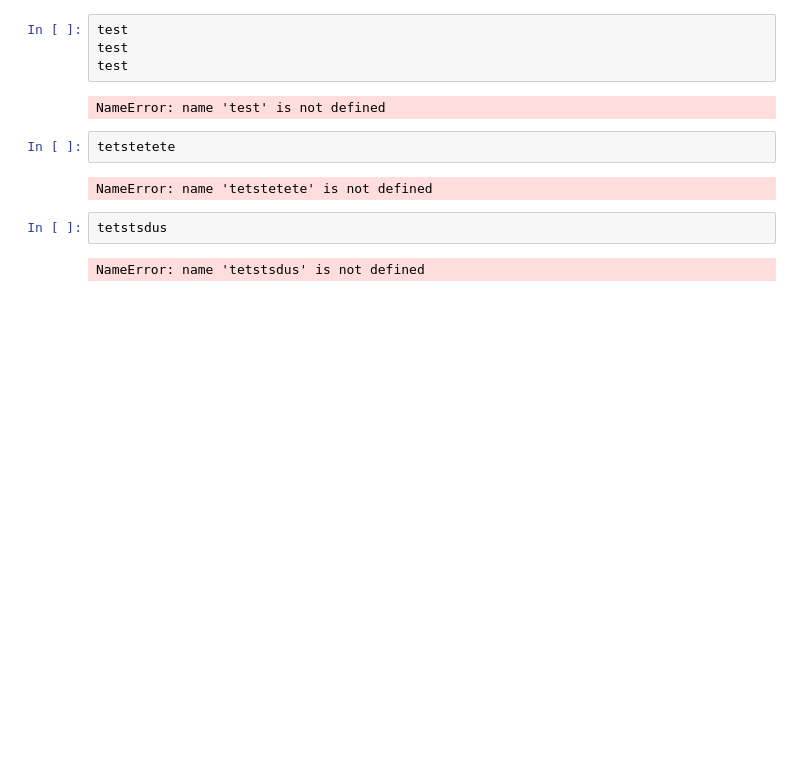
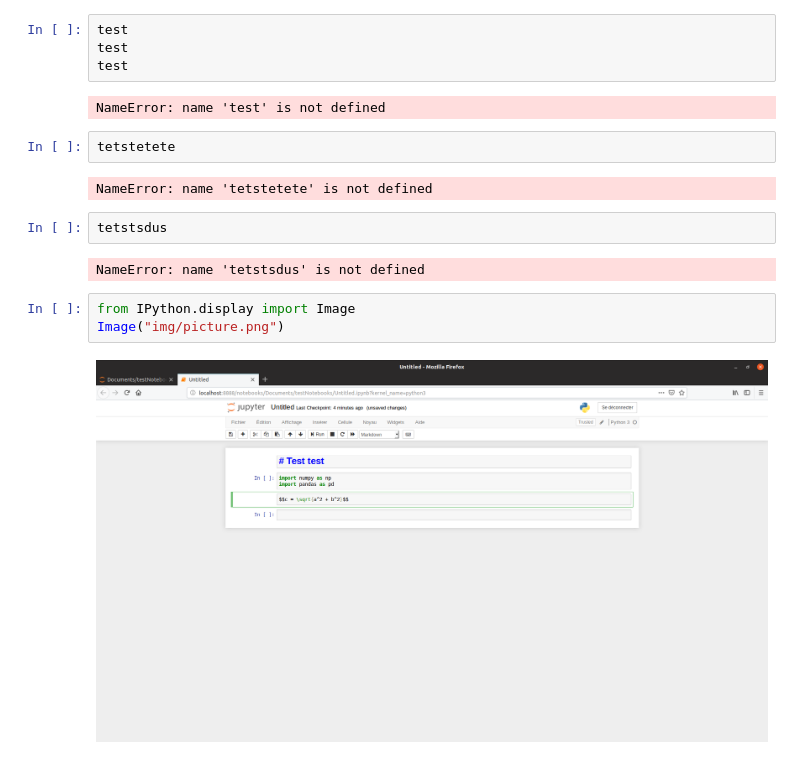
Before and after one commit to sfouilloux/testbinderhubnotebook, a Jupyter notebook: Untitled1.ipynb, the cells around one changed output. Saved outputs shown, nothing was run; the diff lists cells and outputs as text; blank space fills up the shorter version.

```diff
--- a/Untitled1.ipynb
+++ b/Untitled1.ipynb
@@ -30,3 +30,8 @@ NameError: name 'tetstetete' is not defined
 tetstsdus
 # %% [output]
 NameError: name 'tetstsdus' is not defined
+# %%
+from IPython.display import Image
+Image("img/picture.png")
+# %% [output]
+[figure, added]
```
